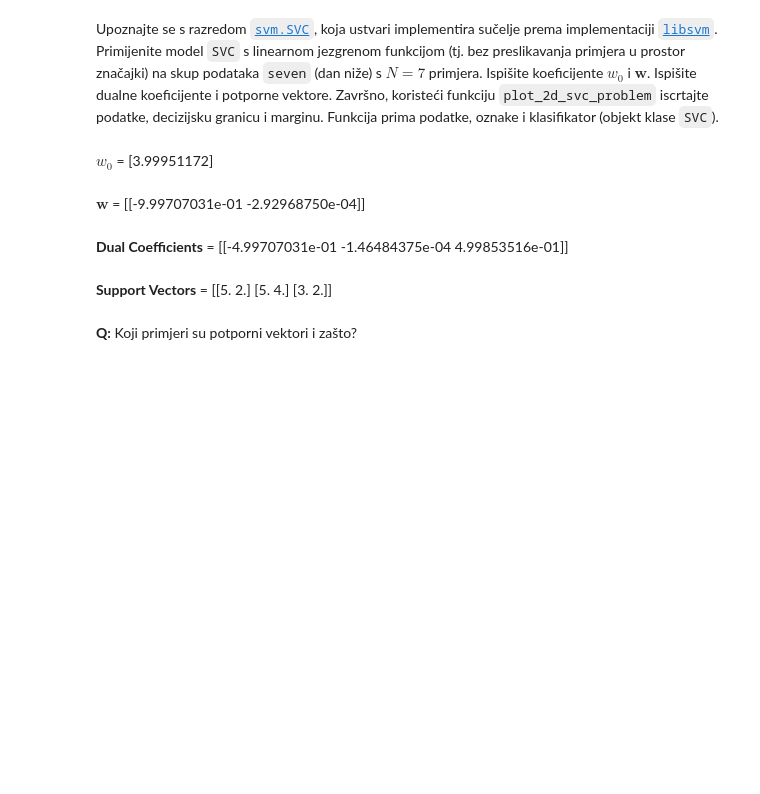
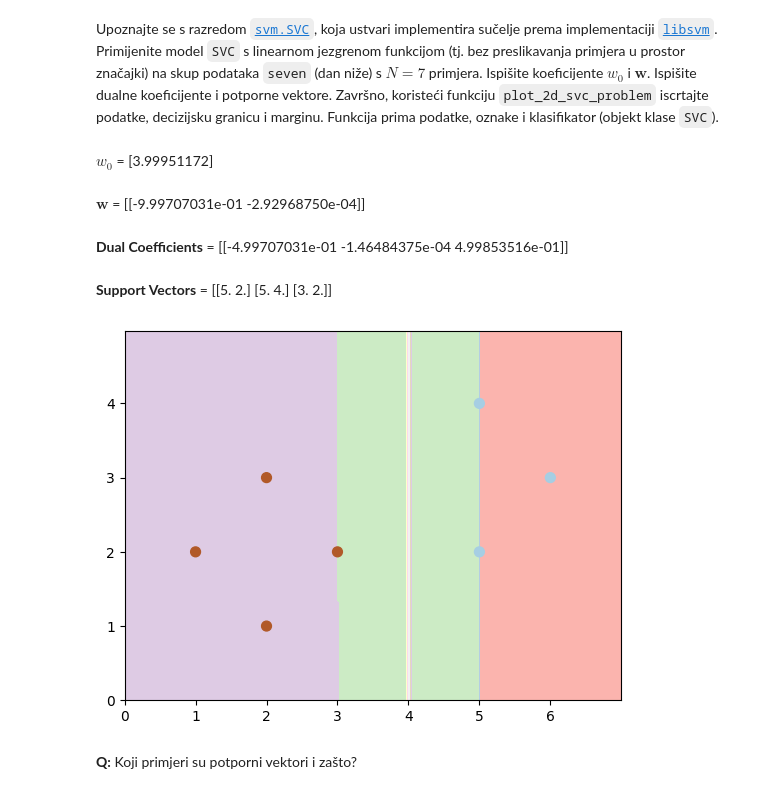
Before and after one commit to futa125/Machine-Learning-1, a Jupyter notebook: LAB3/SU1-2022-LAB3.ipynb, the cells around one changed output. Cells and saved outputs as stored; diff of their text form; code cells hidden in the pictures; blank space fills up the shorter version.

Commit message:
Add missing plot

```diff
--- a/LAB3/SU1-2022-LAB3.ipynb
+++ b/LAB3/SU1-2022-LAB3.ipynb
@@ -146,18 +146,21 @@ seven_y = np.array([1, 1, 1, 1, -1, -1, -1])
 # %%
 clf = SVC(kernel="linear")
 clf.fit(seven_X, seven_y)
 
 display(Markdown(f"$w_0$ = {clf.intercept_}"))
 display(Markdown(f"$\mathbf{{w}}$ = {clf.coef_}"))
 display(Markdown(f"**Dual Coefficients** = {clf.dual_coef_}"))
 display(Markdown(f"**Support Vectors** = {clf.support_vectors_}"))
+
+plot_2d_svc_problem(seven_X, seven_y, clf)
 # %% [output]
 $w_0$ = [3.99951172]
 $\mathbf{w}$ = [[-9.99707031e-01 -2.92968750e-04]]
 **Dual Coefficients** = [[-4.99707031e-01 -1.46484375e-04  4.99853516e-01]]
 **Support Vectors** = [[5. 2.]
  [5. 4.]
  [3. 2.]]
+[figure, added]
 # %% [markdown]
 **Q:** Koji primjeri su potporni vektori i zašto?
 # %% [markdown]
```
